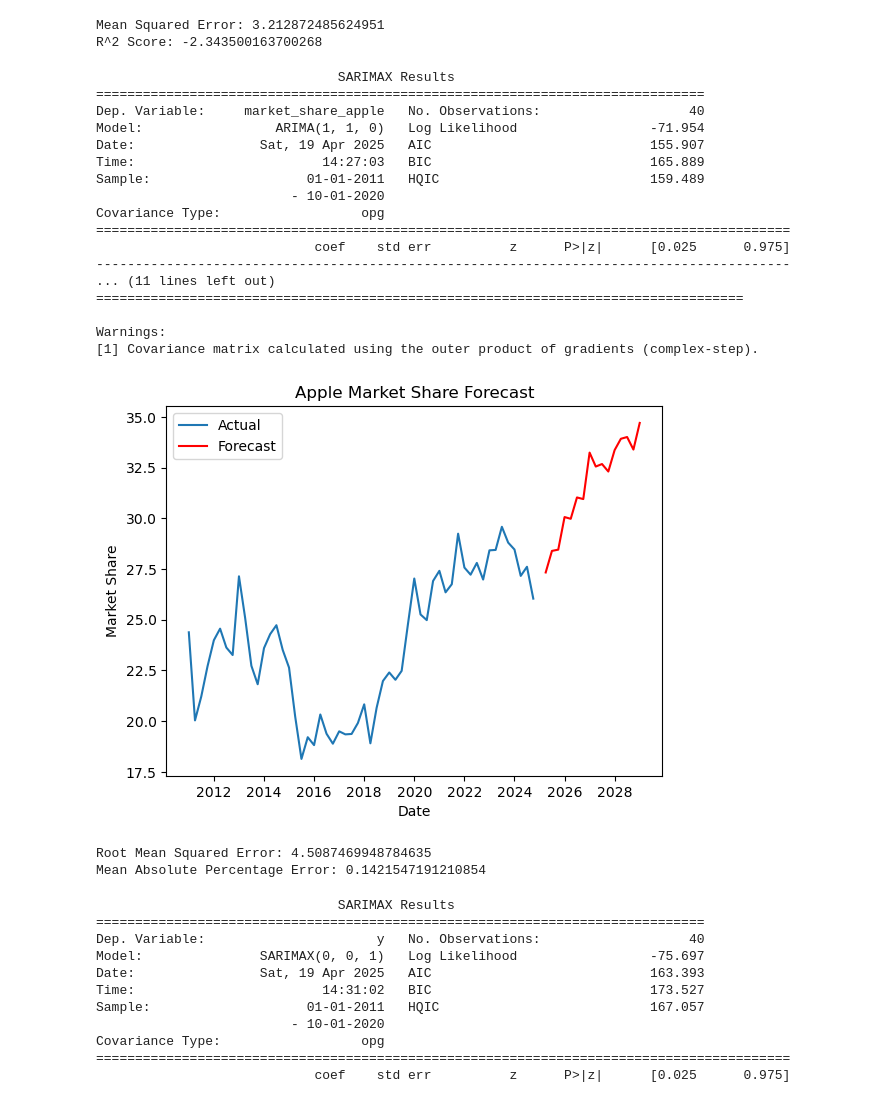
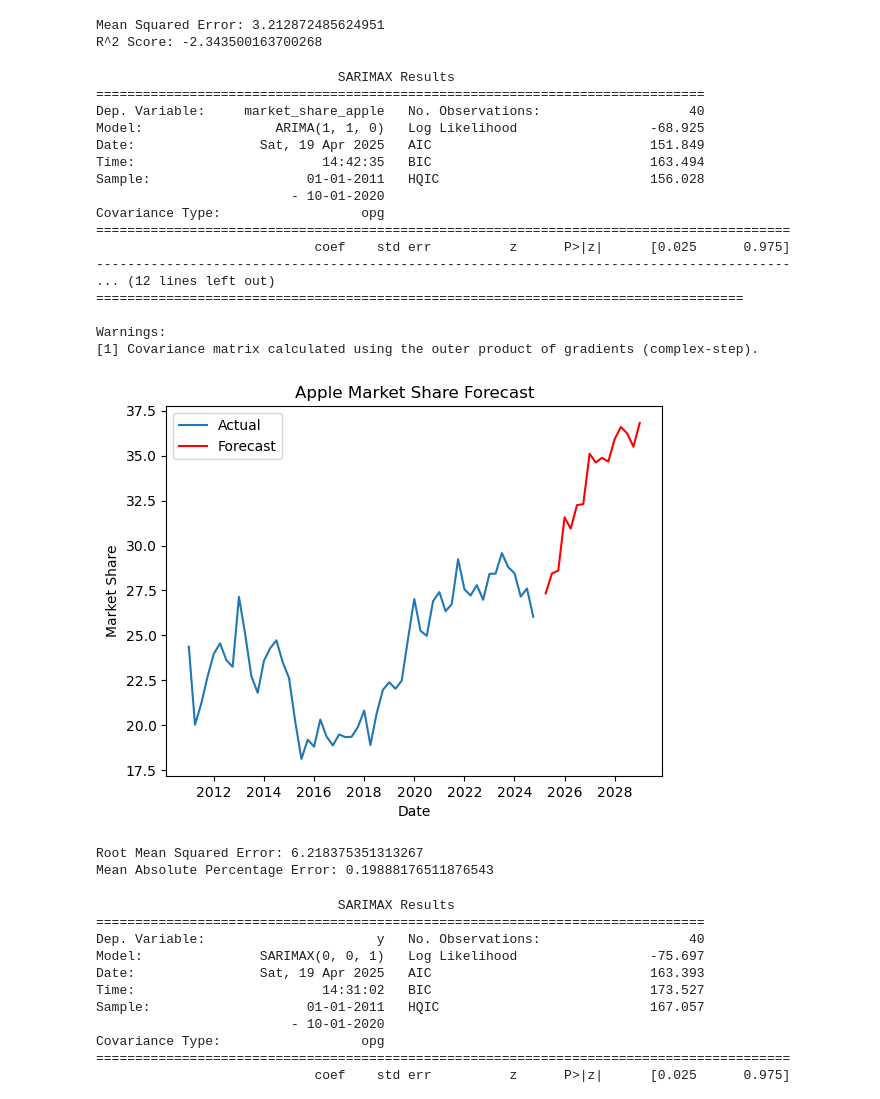
Before and after one commit to kamm8899/CompetitingTechnologies, a Jupyter notebook: Desktop/Research /CompetingTechnologies.ipynb, the cells around one changed output. Saved outputs shown, nothing was run; the diff lists cells and outputs as text; code cells hidden in the pictures.

Commit message:
added Android marketshare ARIMA model

```diff
--- a/Desktop/Research /CompetingTechnologies.ipynb
+++ b/Desktop/Research /CompetingTechnologies.ipynb
@@ -230,7 +230,6 @@ data = { 'date':['2011-Q1', '2011-Q2', '2011-Q3', '2011-Q4', '2012-Q1', '2012-Q2
          'Samsung_Research': ['16.14','17.39','16.75','18.85','18.8','19.77','20.58','20.53','22.92','24.45','25.17','25.96','25.28','25.63','22.92735','25.16807','24.05','23.0894','23.55','23.838708','24.6','24.19','24.19','24.39','25.974546','27.352506','28.799364','30.521814','29.074956','30.848426','35.18','36.102552','33.76002','34.10451','35.344674','33.7241544','36.929328','35.964756','36.584838','35.964756','37.480512','37.067124','35.206878','44.577006','40.787616','43.06125','43.199046','44.545946','45.334884','49.656','48.297498','52.01799','53.878236','49.60656','48.297498','51.66735'],
          'android_price_average': ['380,','380','380','380','380','320','320','320','276','276','276','276','254','254','254','254','232','232','232','232','220','220','220','220','235','235','235','235','254','254','254','254','270','270','270','270','292','292','292','292','296','296','296','296','300','300','300','300','305','305','305','305','305','305', '305','305'],
          'iphone_prices': ['199','199','199','199','199','199','199','199','99','99','99','99','249','249','249','249','249','249','249','249','606','606','606','606','832','832','832','832','949','949','949','949','933','933','933','933','999','999','999','999','899','899','899','899','949','949','949','949','974','974','974','974','974','974','974','974']
-
 
 }
 # Strip leading/trailing spaces from 'date' strings
@@ -249,6 +248,7 @@ df.set_index('date', inplace=True)
 
 # Convert market share and other columns to numeric, handling errors
 df['market_share_apple'] = pd.to_numeric(df['market_share_apple'], errors='coerce')
+df['market_share_android'] = pd.to_numeric(df['market_share_android'], errors='coerce')
 df['Apple_investment'] = pd.to_numeric(df['Apple_investment'].str.replace(',', '').str.replace('$', ''), errors='coerce')
 df['Samsung_Research'] = pd.to_numeric(df['Samsung_Research'], errors='coerce')
 df['android_price_average'] = pd.to_numeric(df['android_price_average'].str.replace(',', ''), errors='coerce')
@@ -258,7 +258,7 @@ df['iphone_prices'] = pd.to_numeric(df['iphone_prices'], errors='coerce')
 df.dropna(inplace=True)
 
 Y = df['market_share_apple']
-X = df[['Apple_investment', 'Samsung_Research', 'android_price_average', 'iphone_prices']]
+X = df[['market_share_android','Apple_investment', 'Samsung_Research', 'android_price_average', 'iphone_prices']]
 
 # Reset index to access 'date' column for forecasting
 df.reset_index(inplace=True)
@@ -291,41 +291,41 @@ plt.title('Apple Market Share Forecast')
 plt.legend()
 plt.show()
 
 # Root Squared Error
 from sklearn.metrics import mean_squared_error
 from math import sqrt
 rmse = sqrt(mean_squared_error(y_test, forecast))
 print(f"Root Mean Squared Error: {rmse}")
 # Mean Average Percentage Error
 from sklearn.metrics import mean_absolute_percentage_error
 mape = mean_absolute_percentage_error(y_test, forecast)
 print(f"Mean Absolute Percentage Error: {mape}")
 
 #stationarity == not stationary
 #might want to do -- play with the 1,1,1 ---
 # look at what is seasonal order is
 #looks back and see what happened before, and uses that to predict
 # %% [output]
                                SARIMAX Results
 ==============================================================================
 Dep. Variable:     market_share_apple   No. Observations:                   40
-Model:                 ARIMA(1, 1, 0)   Log Likelihood                 -71.954
-Date:                Sat, 19 Apr 2025   AIC                            155.907
-Time:                        14:27:03   BIC                            165.889
-Sample:                    01-01-2011   HQIC                           159.489
+Model:                 ARIMA(1, 1, 0)   Log Likelihood                 -68.925
+Date:                Sat, 19 Apr 2025   AIC                            151.849
+Time:                        14:42:35   BIC                            163.494
+Sample:                    01-01-2011   HQIC                           156.028
                          - 10-01-2020
 Covariance Type:                  opg
 =========================================================================================
                             coef    std err          z      P>|z|      [0.025      0.975]
 -----------------------------------------------------------------------------------------
-... (11 lines left out)
+... (12 lines left out)
 ===================================================================================
 
 Warnings:
 [1] Covariance matrix calculated using the outer product of gradients (complex-step).
-[figure, old version]
+[figure, new version]
-Root Mean Squared Error: 4.5087469948784635
-Mean Absolute Percentage Error: 0.1421547191210854
+Root Mean Squared Error: 6.218375351313267
+Mean Absolute Percentage Error: 0.19888176511876543
 # %%
 #will tell me automatically what tthe best parameters are based of the grid search
 from pmdarima import auto_arima
```
Also changed, not shown: parts of 1 cell of this notebook.
